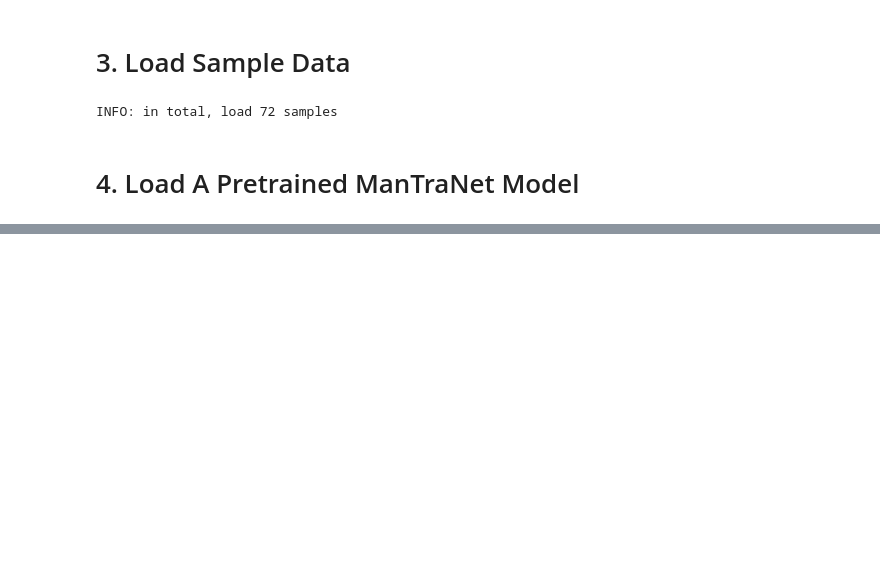
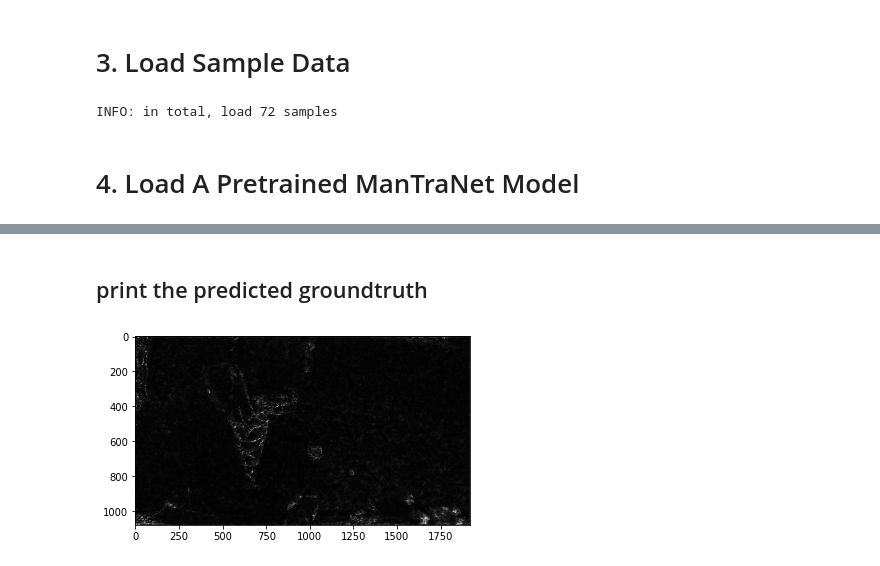
Before and after one commit to dhtdean/IFDN, a Jupyter notebook: Yitao_ManTraNet_Demo.ipynb, the cells around one changed output, grey strips where cells are left out. Saved outputs shown, nothing was run; the diff lists cells and outputs as text; code cells hidden in the pictures; blank space fills up the shorter version.

```diff
--- a/Yitao_ManTraNet_Demo.ipynb
+++ b/Yitao_ManTraNet_Demo.ipynb
@@ -264,5 +221,4 @@ for filename in glob.glob('Yitao_test/*alpha.png'):
 # %%
-single_gpu_model = modelCore.create_model(2,False, [7, 15, 31])
-single_gpu_model.compile(optimizer = "adam", loss = "binary_crossentropy", metrics = ["accuracy"])
-single_gpu_model.fit(X_train, Y_train, epochs=2, batch_size=3)
+model.compile(optimizer = "adam", loss = "binary_crossentropy", metrics = ["accuracy"])
+model.train_on_batch(X_train,Y_train)
 # %% [output]
@@ -275,0 +226,10 @@ ResourceExhaustedError: ignored
+# %% [markdown]
+## print the predicted groundtruth
+# %%
+import matplotlib.pyplot as plt
+forecast = model.predict(X_train)
+plt.figure()
+plt.imshow(forecast[0,:,:,0], cmap='gray')
+plt.show()
+# %% [output]
+[figure, added]
```
Also changed, not shown: parts of 25 cells of this notebook.
